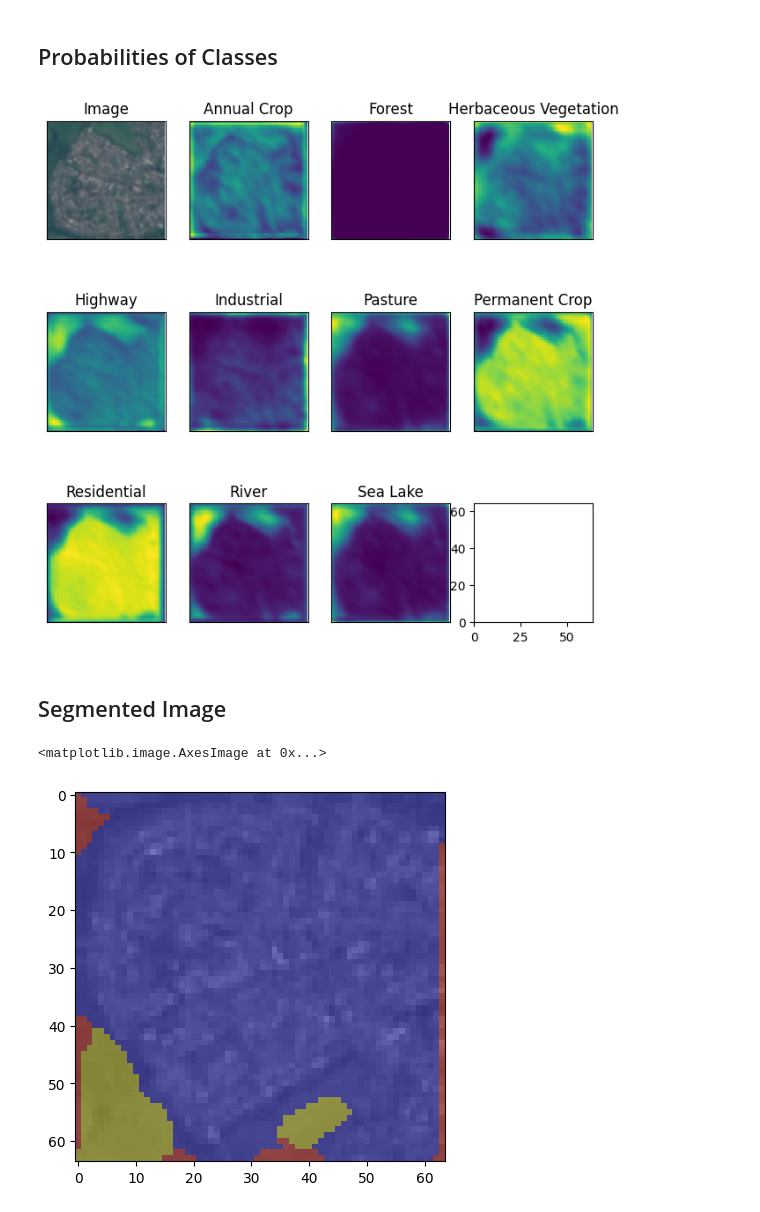
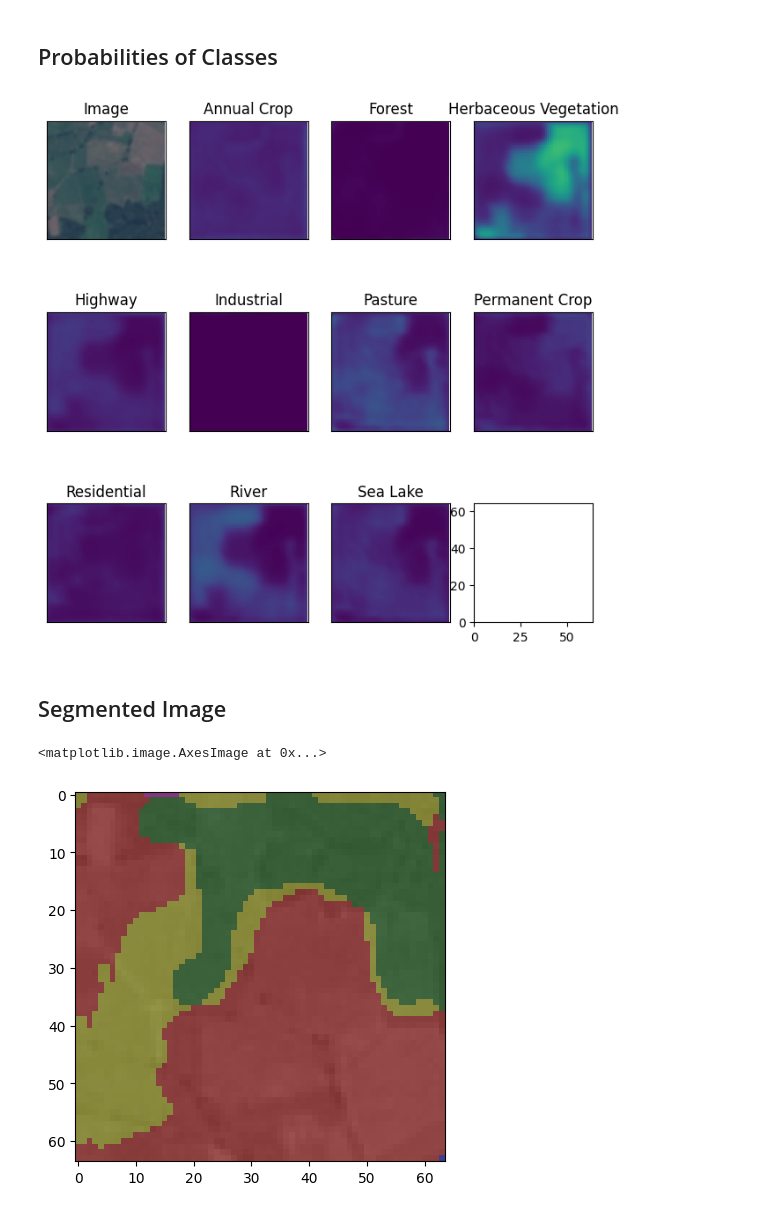
Before and after one commit to luandknguyen/cs450_euro_sat, a Jupyter notebook: ModelAnalysis.ipynb, the cells around one changed output. Cells and saved outputs as stored; diff of their text form; code cells hidden in the pictures.

```diff
--- a/ModelAnalysis.ipynb
+++ b/ModelAnalysis.ipynb
@@ -18,7 +18,7 @@ unet.load_state_dict(torch.load("outputs/unet_state.pt")["model_state_dict"])
 # %% [markdown]
 # Load Example Image
 # %%
-img = PIL.Image.open("dataset/Residential/Residential_4.jpg")
+img = PIL.Image.open("dataset/Pasture/Pasture_1.jpg")
 size = img.size
 pyplot.imshow(img)
 # %% [output]
@@ -36,35 +36,35 @@ pred = y.detach().numpy()[0]
 # %%
 classes = {
     0: "Annual Crop",
     1: "Forest",
     2: "Herbaceous Vegetation",
     3: "Highway",
     4: "Industrial",
     5: "Pasture",
     6: "Permanent Crop",
     7: "Residential",
     8: "River",
     9: "Sea Lake",
 }
 
 fig, axs = pyplot.subplots(3, 4, squeeze=False, figsize=(8, 8), subplot_kw={"xlim": (0, 64), "ylim": (0, 64), "aspect": "equal"})
 
 axs[0, 0].imshow(img)
 axs[0, 0].set_title("Image")
 axs[0, 0].set_xticks([])
 axs[0, 0].set_yticks([])
 
 for i in range(10):
     ax = axs[(i + 1) // 4, (i + 1) % 4]
     segmented = pred[i]
-    ax.matshow(segmented)
+    ax.matshow(segmented.transpose(), vmin=0, vmax=1)
     ax.set_title(classes[i])  # Add title for each subplot
     ax.set_xticks([])
     ax.set_yticks([])
 
 pyplot.show()
 # %% [output]
-[figure, old version]
+[figure, new version]
 # %% [markdown]
 ## Segmented Image
 # %%
@@ -72,4 +72,4 @@ segmented = numpy.argmax(pred, axis=0)
 pyplot.imshow(skimage.color.label2rgb(segmented, data))
 # %% [output]
 <matplotlib.image.AxesImage at 0x...>
-[figure, old version]
+[figure, new version]
```
Also changed, not shown: parts of 1 cell of this notebook, 5 other files.
